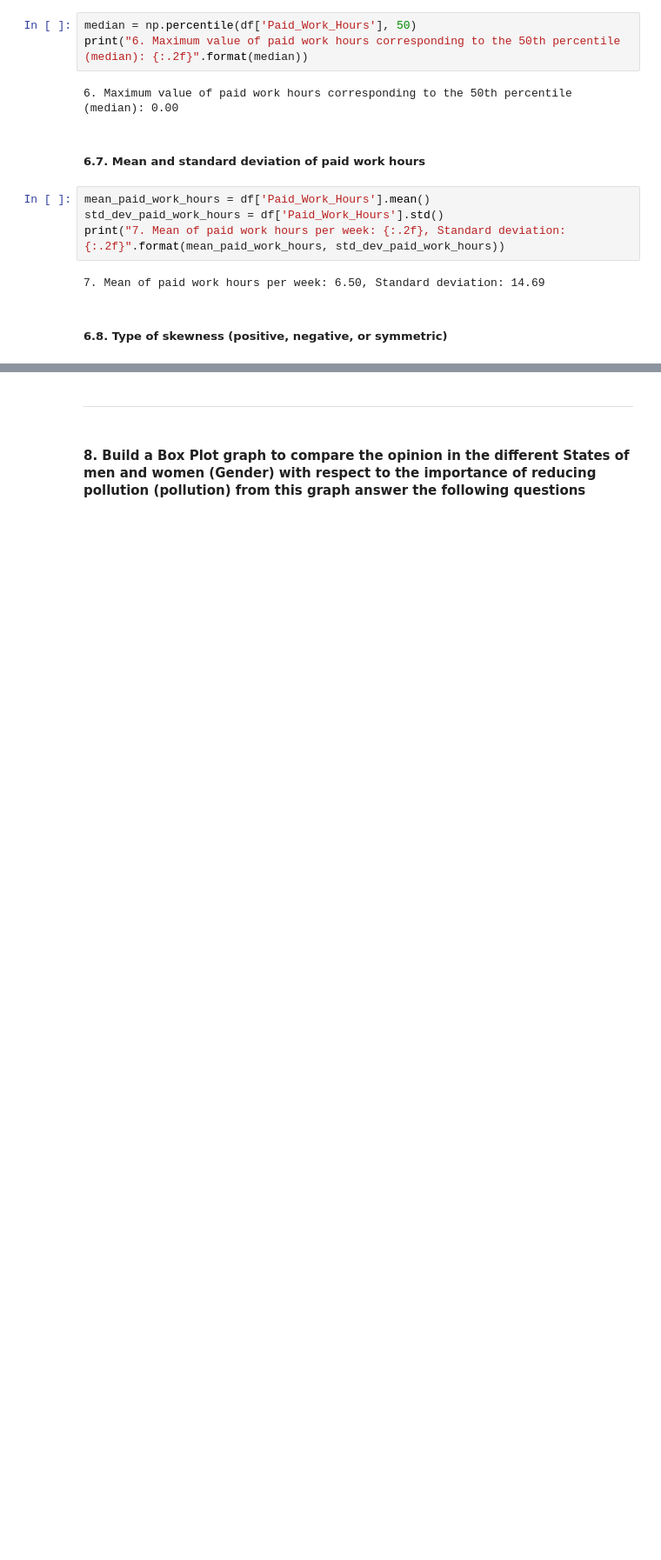
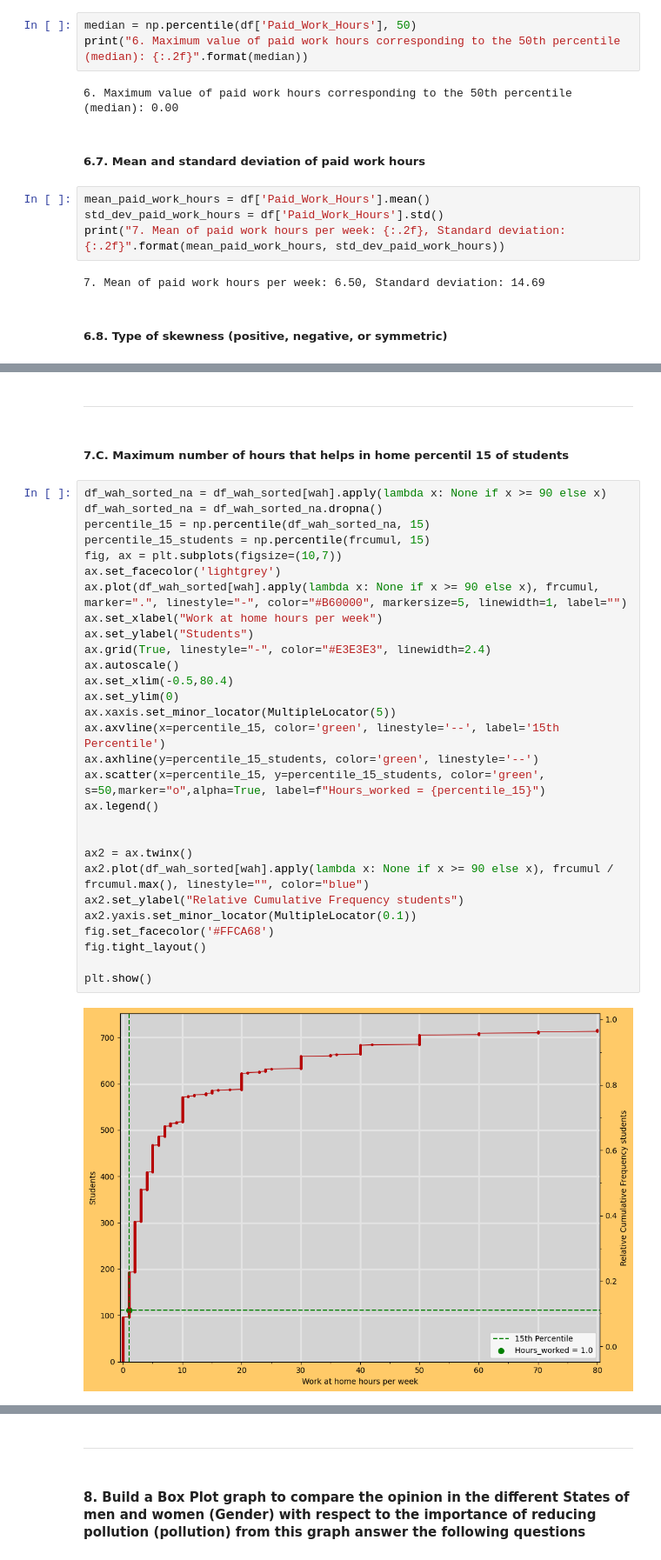
Before and after one commit to DCajiao/Statistical-analysis-project-, a Jupyter notebook: EDA.ipynb, the cells around one changed output, grey strips where cells are left out. Shown at 87% size. Cells and saved outputs as stored; diff of their text form; blank space fills up the shorter version.

```diff
--- a/EDA.ipynb
+++ b/EDA.ipynb
@@ -495,0 +601,35 @@ print("8. Skewness type of the distribution of paid work hours: {}".format(skew_
+# %% [markdown]
+---
+# %% [markdown]
+##### 7.C. Maximum number of hours that helps in home percentil 15 of students
+# %%
+df_wah_sorted_na = df_wah_sorted[wah].apply(lambda x: None if x >= 90 else x)
+df_wah_sorted_na = df_wah_sorted_na.dropna()
+percentile_15 = np.percentile(df_wah_sorted_na, 15)
+percentile_15_students = np.percentile(frcumul, 15)
+fig, ax = plt.subplots(figsize=(10,7))
+ax.set_facecolor('lightgrey')
+ax.plot(df_wah_sorted[wah].apply(lambda x: None if x >= 90 else x), frcumul, marker=".", linestyle="-", color="#B60000", markersize=5, linewidth=1, label="")
+ax.set_xlabel("Work at home hours per week")
+ax.set_ylabel("Students")
+ax.grid(True, linestyle="-", color="#E3E3E3", linewidth=2.4)
+ax.autoscale()
+ax.set_xlim(-0.5,80.4)
+ax.set_ylim(0)
+ax.xaxis.set_minor_locator(MultipleLocator(5))
+ax.axvline(x=percentile_15, color='green', linestyle='--', label='15th Percentile')
+ax.axhline(y=percentile_15_students, color='green', linestyle='--')
+ax.scatter(x=percentile_15, y=percentile_15_students, color='green', s=50,marker="o",alpha=True, label=f"Hours_worked = {percentile_15}")
+ax.legend()
+
+
+ax2 = ax.twinx()
+ax2.plot(df_wah_sorted[wah].apply(lambda x: None if x >= 90 else x), frcumul / frcumul.max(), linestyle="", color="blue")
+ax2.set_ylabel("Relative Cumulative Frequency students")
+ax2.yaxis.set_minor_locator(MultipleLocator(0.1))
+fig.set_facecolor('#FFCA68')
+fig.tight_layout()
+
+plt.show()
+# %% [output]
+[figure, added]
```
Also changed, not shown: parts of 42 cells of this notebook.
